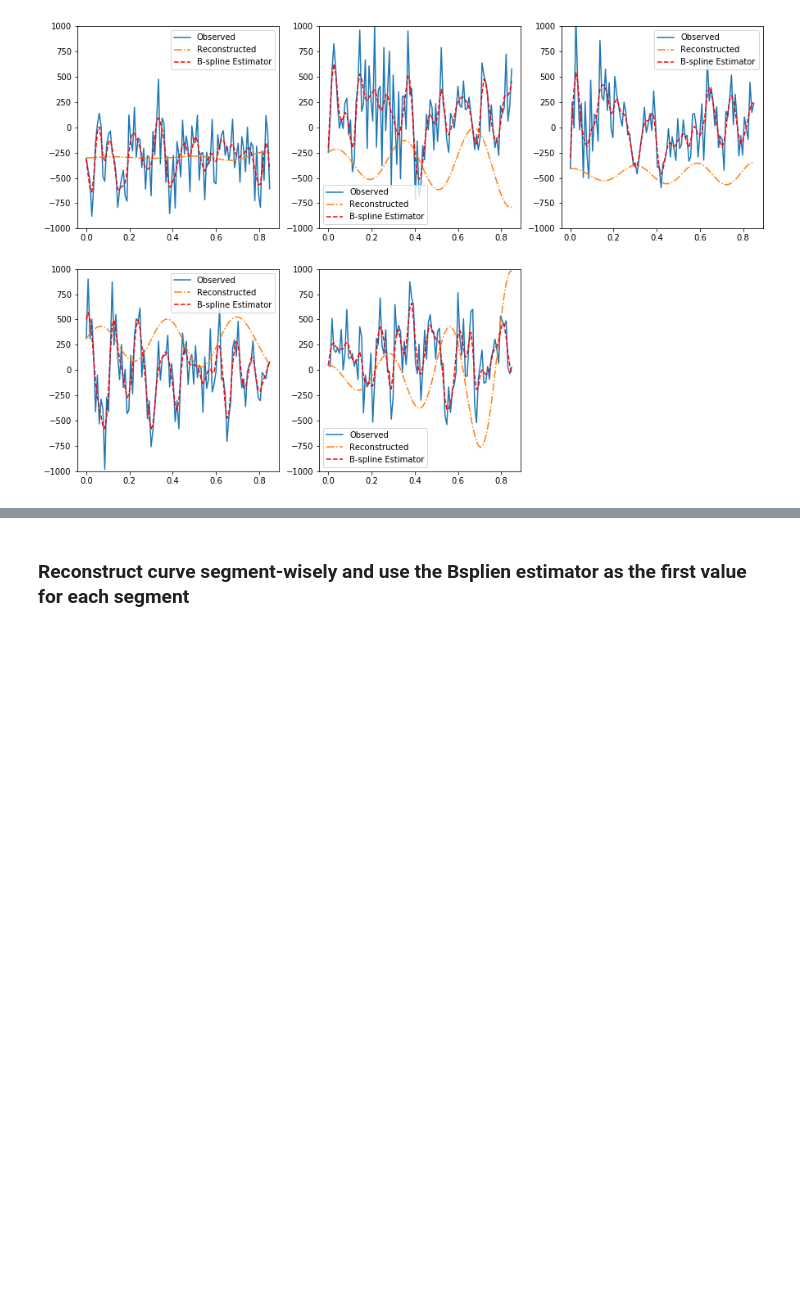
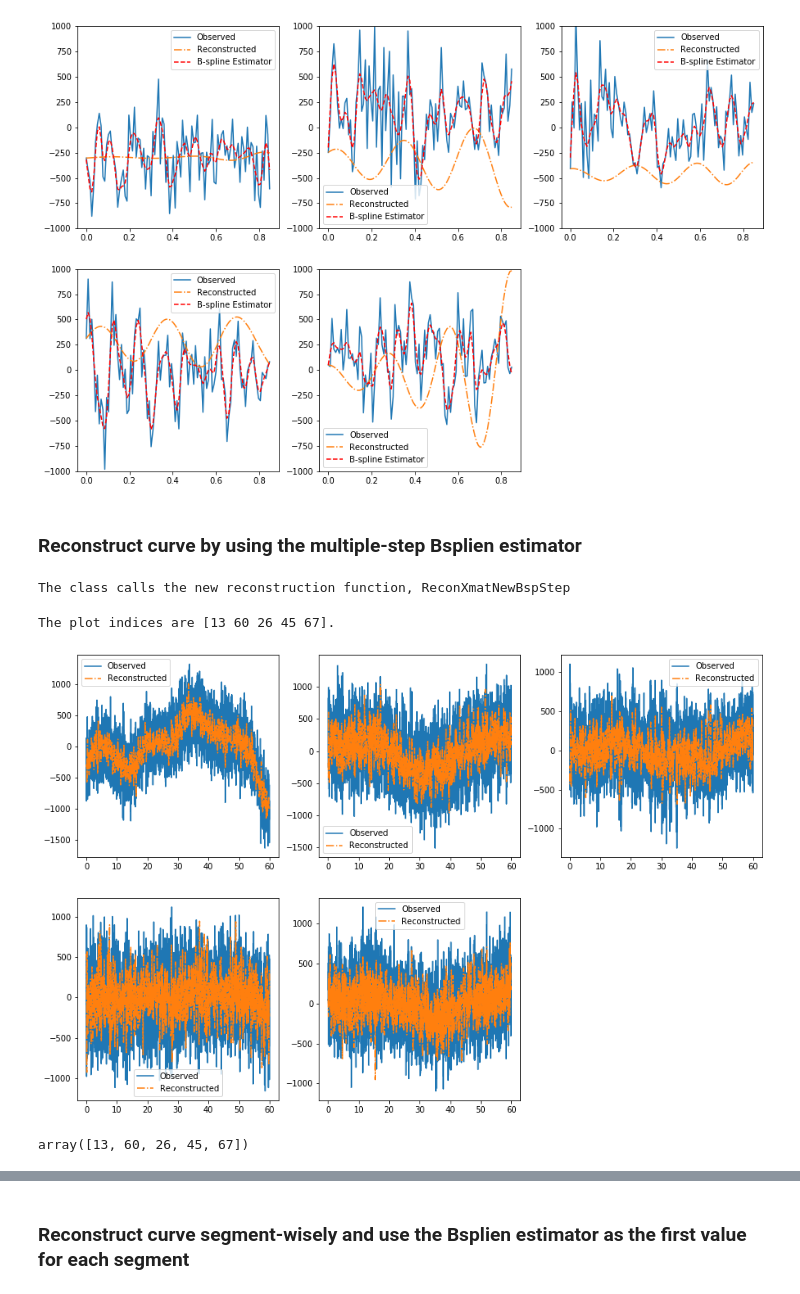
Before and after one commit to JINhuaqing/TVDN-simu, a Jupyter notebook: realdata/MEG1HPFTest.ipynb, the cells around one changed output, grey strips where cells are left out. Saved outputs shown, nothing was run; the diff lists cells and outputs as text; code cells hidden in the pictures; blank space fills up the shorter version.

```diff
--- a/realdata/MEG1HPFTest.ipynb
+++ b/realdata/MEG1HPFTest.ipynb
@@ -537,3 +611,27 @@ for i, idx, in enumerate(idxs):
     plt.legend()
 # %% [output]
 [figure]
+# %% [markdown]
+### Reconstruct curve  by using the multiple-step Bsplien estimator
+# %%
+MaxM = MEGBspDet.paras.MaxM
+r = MEGBspDet.paras.r
+finalRes = MEGBspDet.finalRes
+midRes = MEGBspDet.midRes
+_, n = midRes.nXmat.shape
+time = np.linspace(0, MEGBspDet.paras.T, n)
+tStep = np.diff(time)[0]
+ndXmat = midRes.ndXmat
+nXmat = midRes.nXmat
+kpidxs = midRes.kpidxs
+eigVecs = midRes.eigVecs
+MEGBspDet.RecResCur = ReconXmatNewBspStep(MEGBspDet.ecpts, ndXmat, nXmat, kpidxs,
+                                eigVecs, MEGBspDet.Xmat, tStep, r=r, numStep=10, is_full=True)
+# %% [output]
+The class calls the new reconstruction function, ReconXmatNewBspStep
+# %%
+MEGBspDet.PlotRecCurve(idxs=idxs, is_smoothCurve=0, saveFigPath=None)
+# %% [output]
+The plot indices are [13 60 26 45 67].
+[figure, added]
+array([13, 60, 26, 45, 67])
```
Also changed, not shown: parts of 9 cells of this notebook.
